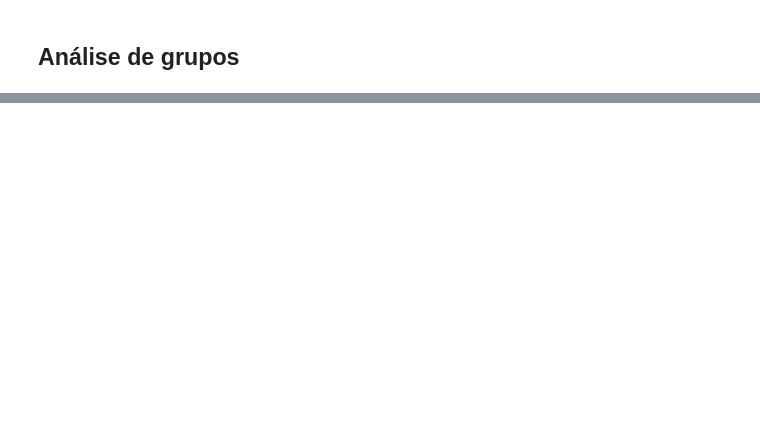
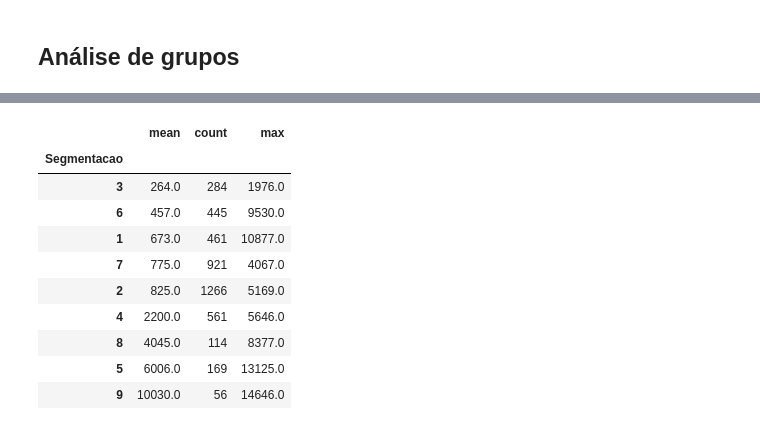
Before and after one commit to wander-asb/Customer_Segmentation, a Jupyter notebook: Segmentação_de_consumidores.ipynb, the cells around one changed output, grey strips where cells are left out. Cells and saved outputs as stored; diff of their text form; code cells hidden in the pictures; blank space fills up the shorter version.

```diff
--- a/Segmentação_de_consumidores.ipynb
+++ b/Segmentação_de_consumidores.ipynb
@@ -297,4 +297,4 @@ See the caveats in the documentation: https://pandas.pydata.org/pandas-docs/stab
 | 3 | 12349 | 2646.99 | 107 | 42 | 10587.96 | 4 |
 | 4 | 12351 | 300.93 | 21 | 10 | 300.93 | 2 |
 # %%
-df_model[['Segmentacao','Montante','Recencia','Frequencia','LTV']].groupby('Segmentacao').agg(['mean','count','max']).round()
+tabela_segmentacao = df_model[['Segmentacao','Montante','Recencia','Frequencia','LTV']].groupby('Segmentacao').agg(['mean','count','max']).round()
@@ -315,0 +333,15 @@ df_model[['Segmentacao','Montante','Recencia','Frequencia','LTV']].groupby('Segm
+# %%
+#Avaliando a média de custo de montante transacionado, percebemos que o maior poder aquisitivo de clientes estão relacionados ao grupo de segmentação 9
+tabela_segmentacao['Montante'].sort_values('mean')
+# %% [output]
+|  | mean | count | max |
+| Segmentacao |  |  |  |
+| 3 | 264.0 | 284 | 1976.0 |
+| 6 | 457.0 | 445 | 9530.0 |
+| 1 | 673.0 | 461 | 10877.0 |
+| 7 | 775.0 | 921 | 4067.0 |
+| 2 | 825.0 | 1266 | 5169.0 |
+| 4 | 2200.0 | 561 | 5646.0 |
+| 8 | 4045.0 | 114 | 8377.0 |
+| 5 | 6006.0 | 169 | 13125.0 |
+| 9 | 10030.0 | 56 | 14646.0 |
```
Also changed, not shown: parts of 6 cells of this notebook.
